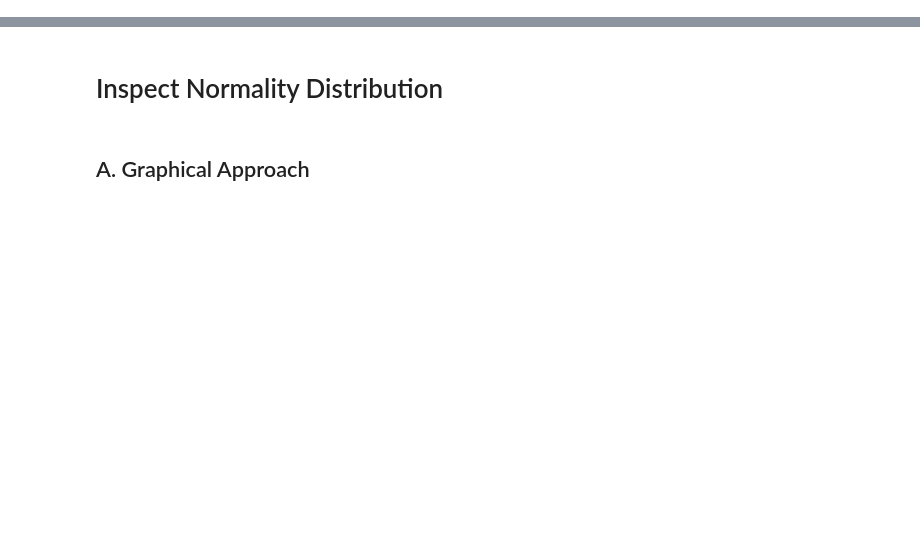
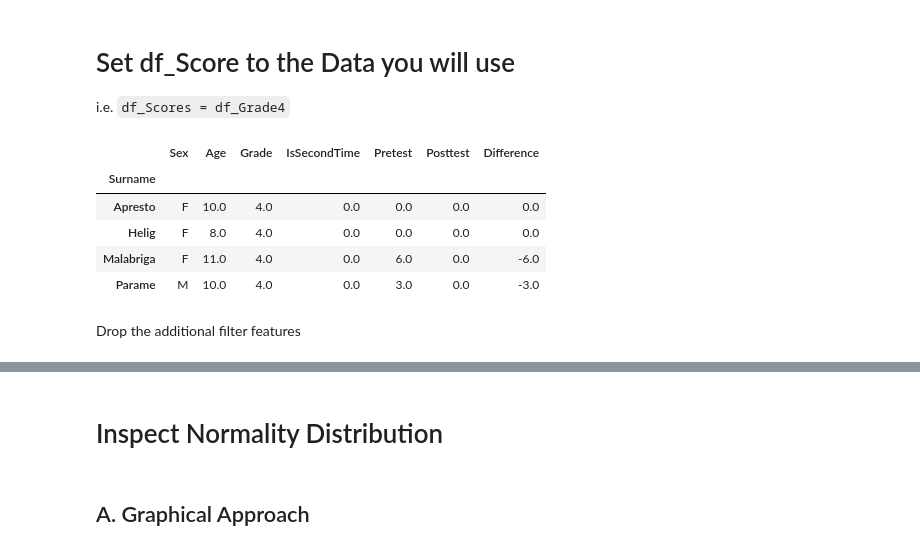
Before and after one commit to CharlesO55/CAPIET-Framework, a Jupyter notebook: Data Analysis.ipynb, the cells around one changed output, grey strips where cells are left out. Cells and saved outputs as stored; diff of their text form; code cells hidden in the pictures; blank space fills up the shorter version.

```diff
--- a/Data Analysis.ipynb
+++ b/Data Analysis.ipynb
@@ -42,0 +47,15 @@ df_Scores
+# %% [markdown]
+# Set df_Score to the Data you will use
+i.e. `df_Scores = df_Grade4`
+# %%
+df_Scores = df_Grade4
+df_Scores
+# %% [output]
+|  | Sex | Age | Grade | IsSecondTime | Pretest | Posttest | Difference |
+| Surname |  |  |  |  |  |  |  |
+| Apresto | F | 10.0 | 4.0 | 0.0 | 0.0 | 0.0 | 0.0 |
+| Helig | F | 8.0 | 4.0 | 0.0 | 0.0 | 0.0 | 0.0 |
+| Malabriga | F | 11.0 | 4.0 | 0.0 | 6.0 | 0.0 | -6.0 |
+| Parame | M | 10.0 | 4.0 | 0.0 | 3.0 | 0.0 | -3.0 |
+# %% [markdown]
+Drop the additional filter features
```
Also changed, not shown: parts of 15 cells of this notebook, 7 other files.
